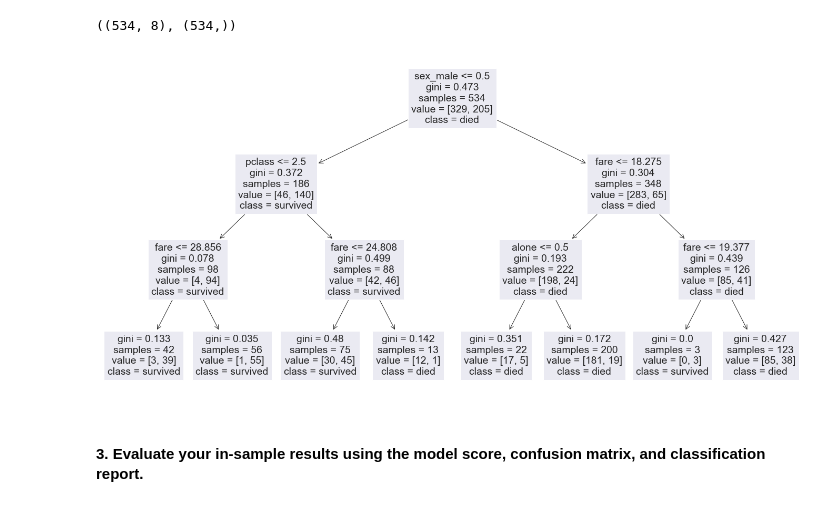
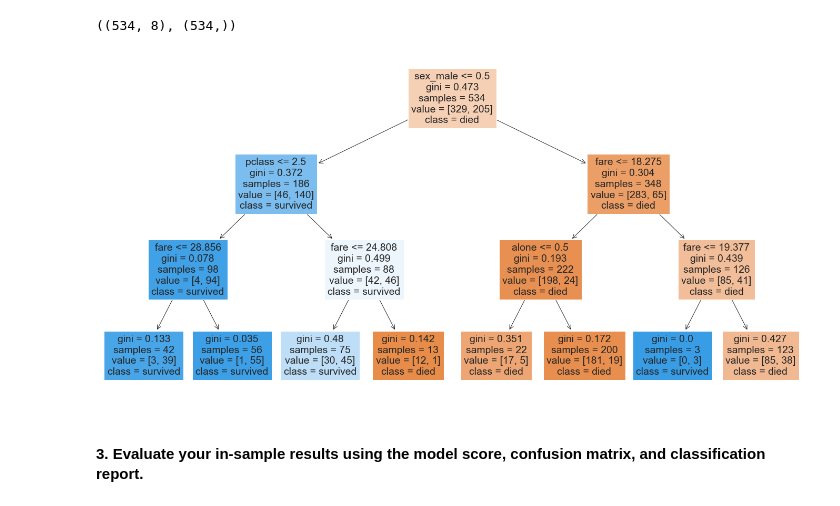
Before and after one commit to morgancross2/classification-exercises, a Jupyter notebook: model.ipynb, the cells around one changed output. Cells and saved outputs as stored; diff of their text form; code cells hidden in the pictures.

```diff
--- a/model.ipynb
+++ b/model.ipynb
@@ -78,11 +79,11 @@ y_test = test.survived
 # %%
 model1 = DecisionTreeClassifier(max_depth=3)
 model1.fit(X_train, y_train)
 plt.figure(figsize=(24,12))
-plot_tree(model1, feature_names=X_train.columns.to_list(), class_names=['died','survived'])
+plot_tree(model1, feature_names=X_train.columns.to_list(), class_names=['died','survived'], rounded=False, filled=True)
 plt.show()
 # %% [output]
-[figure, old version]
+[figure, new version]
 # %% [markdown]
 #### 3. Evaluate your in-sample results using the model score, confusion matrix, and classification report.
 # %%
```
Also changed, not shown: parts of 48 cells of this notebook, 1 other file.
